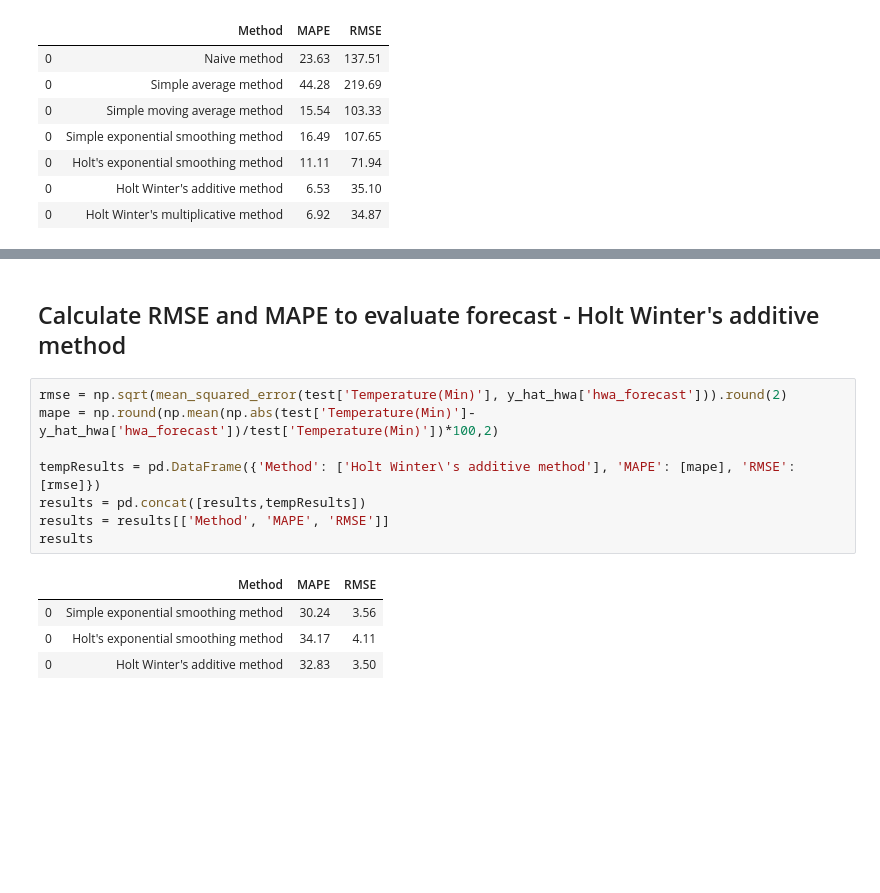
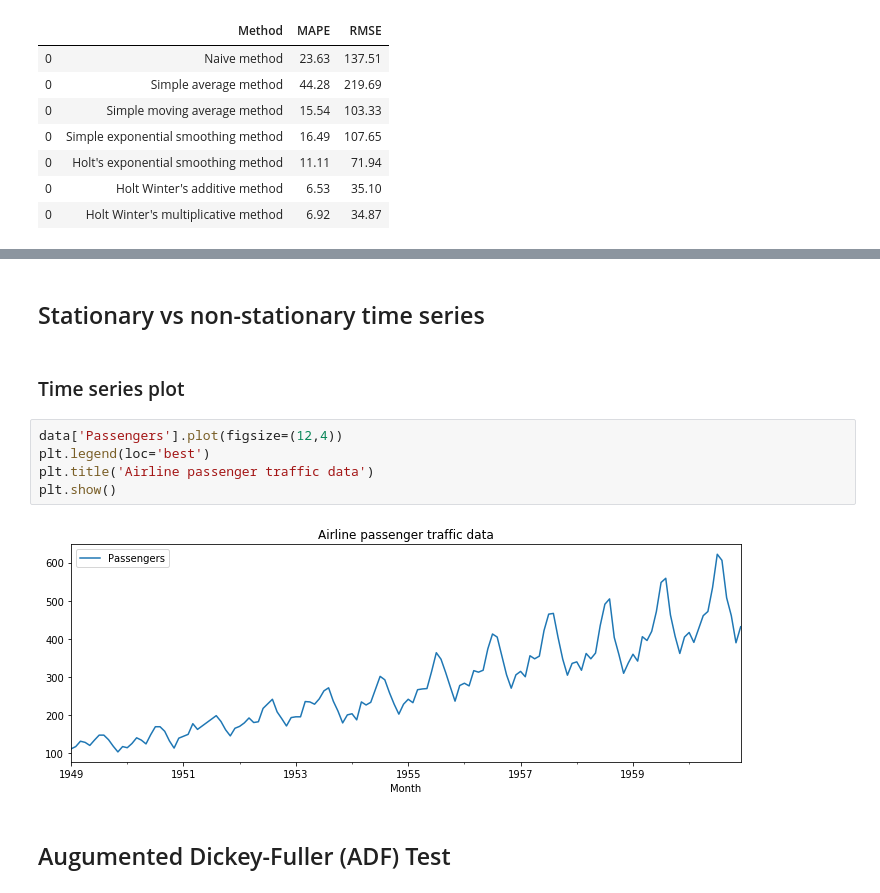
Before and after one commit to HitiTaneja/Time-Series-Forecasting, a Jupyter notebook: Time Series Forecasting - Airline passenger traffic .ipynb, the cells around one changed output, grey strips where cells are left out. Cells and saved outputs as stored; diff of their text form; blank space fills up the shorter version.

```diff
--- a/Time Series Foreasting.ipynb
+++ b/Time Series Forecasting - Airline passenger traffic .ipynb
@@ -679,15 +357,13 @@ plt.show()
-# %% [markdown]
-## Calculate RMSE and MAPE to evaluate forecast - Holt Winter's additive method
-# %%
-rmse = np.sqrt(mean_squared_error(test['Temperature(Min)'], y_hat_hwa['hwa_forecast'])).round(2)
-mape = np.round(np.mean(np.abs(test['Temperature(Min)']-y_hat_hwa['hwa_forecast'])/test['Temperature(Min)'])*100,2)
-
-tempResults = pd.DataFrame({'Method': ['Holt Winter\'s additive method'], 'MAPE': [mape], 'RMSE': [rmse]})
-results = pd.concat([results,tempResults])
-results = results[['Method', 'MAPE', 'RMSE']]
-results
-# %% [output]
-|  | Method | MAPE | RMSE |
-| 0 | Simple exponential smoothing method | 30.24 | 3.56 |
-| 0 | Holt's exponential smoothing method | 34.17 | 4.11 |
-| 0 | Holt Winter's additive method | 32.83 | 3.50 |
+# %% [markdown]
+## Stationary vs non-stationary time series
+# %% [markdown]
+### Time series plot
+# %%
+data['Passengers'].plot(figsize=(12,4))
+plt.legend(loc='best')
+plt.title('Airline passenger traffic data')
+plt.show()
+# %% [output]
+[figure, added]
+# %% [markdown]
+## Augumented Dickey-Fuller (ADF) Test
```
Also changed, not shown: parts of 50 cells of this notebook, 4 other files.
